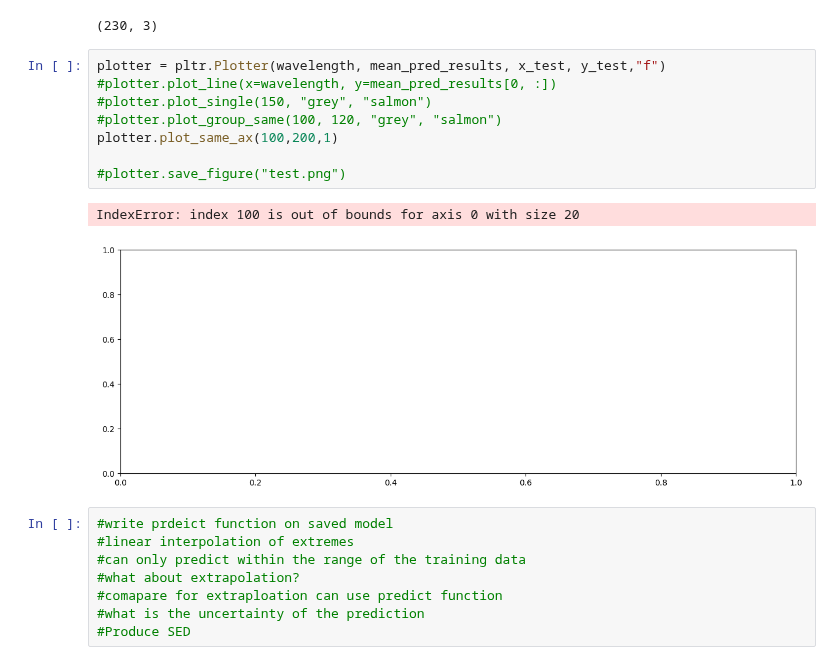
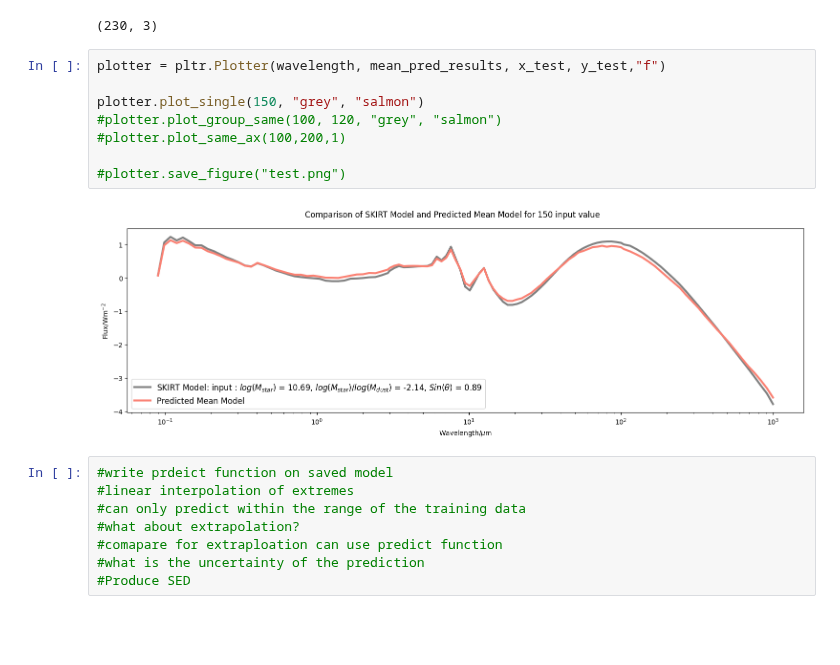
Before and after one commit to tresul03/final_year_project, a Jupyter notebook: src/semester2/week4/plotter_testing.ipynb, the cells around one changed output. Saved outputs shown, nothing was run; the diff lists cells and outputs as text; blank space fills up the shorter version.

```diff
--- a/src/semester2/week4/plotter_testing.ipynb
+++ b/src/semester2/week4/plotter_testing.ipynb
@@ -115,15 +88,14 @@ print(x_test.shape)
 (230, 3)
 # %%
 plotter = pltr.Plotter(wavelength, mean_pred_results, x_test, y_test,"f")
-#plotter.plot_line(x=wavelength, y=mean_pred_results[0, :])
-#plotter.plot_single(150, "grey", "salmon")
+
+plotter.plot_single(150, "grey", "salmon")
 #plotter.plot_group_same(100, 120, "grey", "salmon")
-plotter.plot_same_ax(100,200,1)
+#plotter.plot_same_ax(100,200,1)
 
 #plotter.save_figure("test.png")
 # %% [output]
-IndexError: index 100 is out of bounds for axis 0 with size 20
-[figure, old version]
+[figure, new version]
 # %%
 #write prdeict function on saved model
 #linear interpolation of extremes
```
Also changed, not shown: parts of 4 cells of this notebook.
